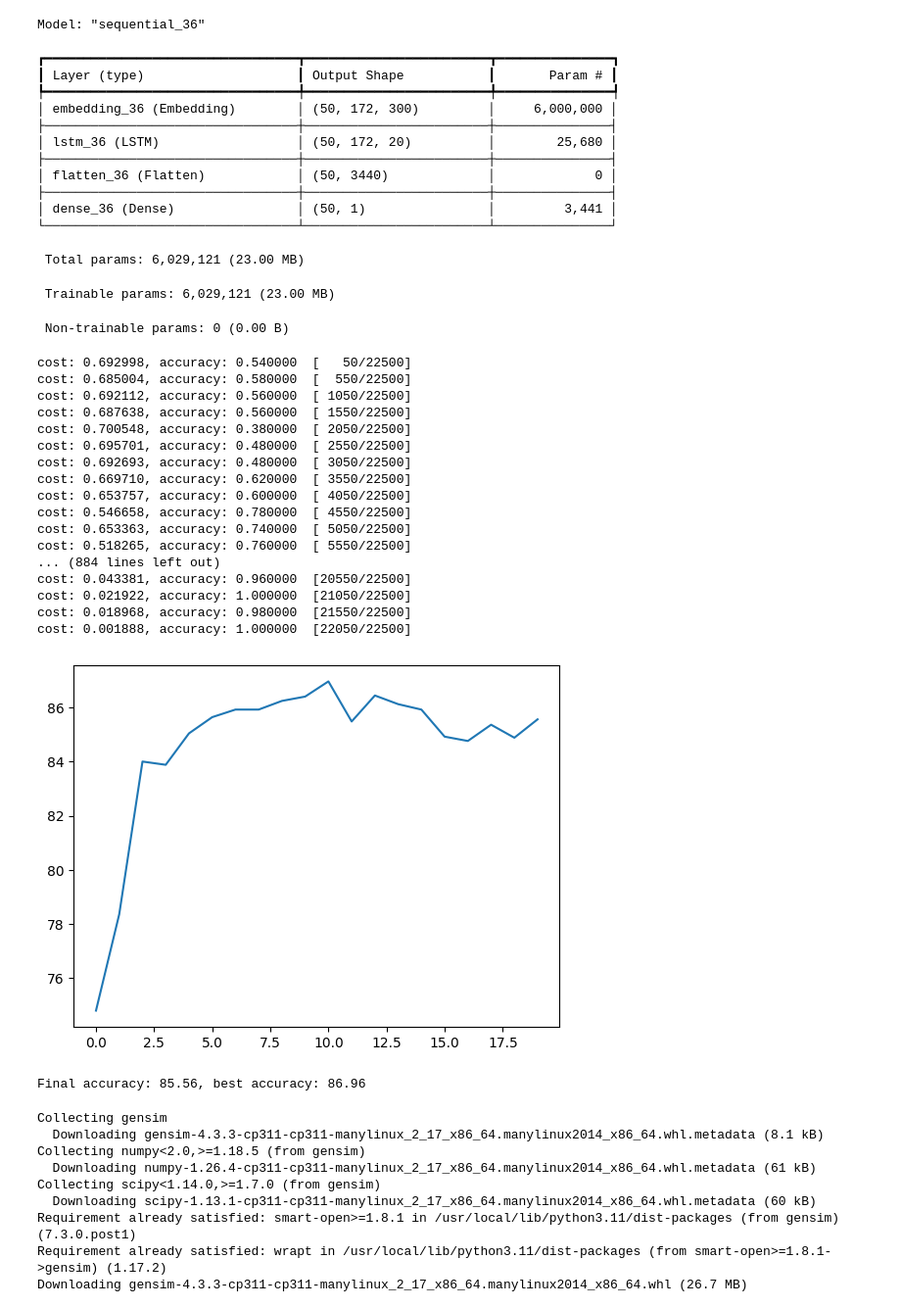
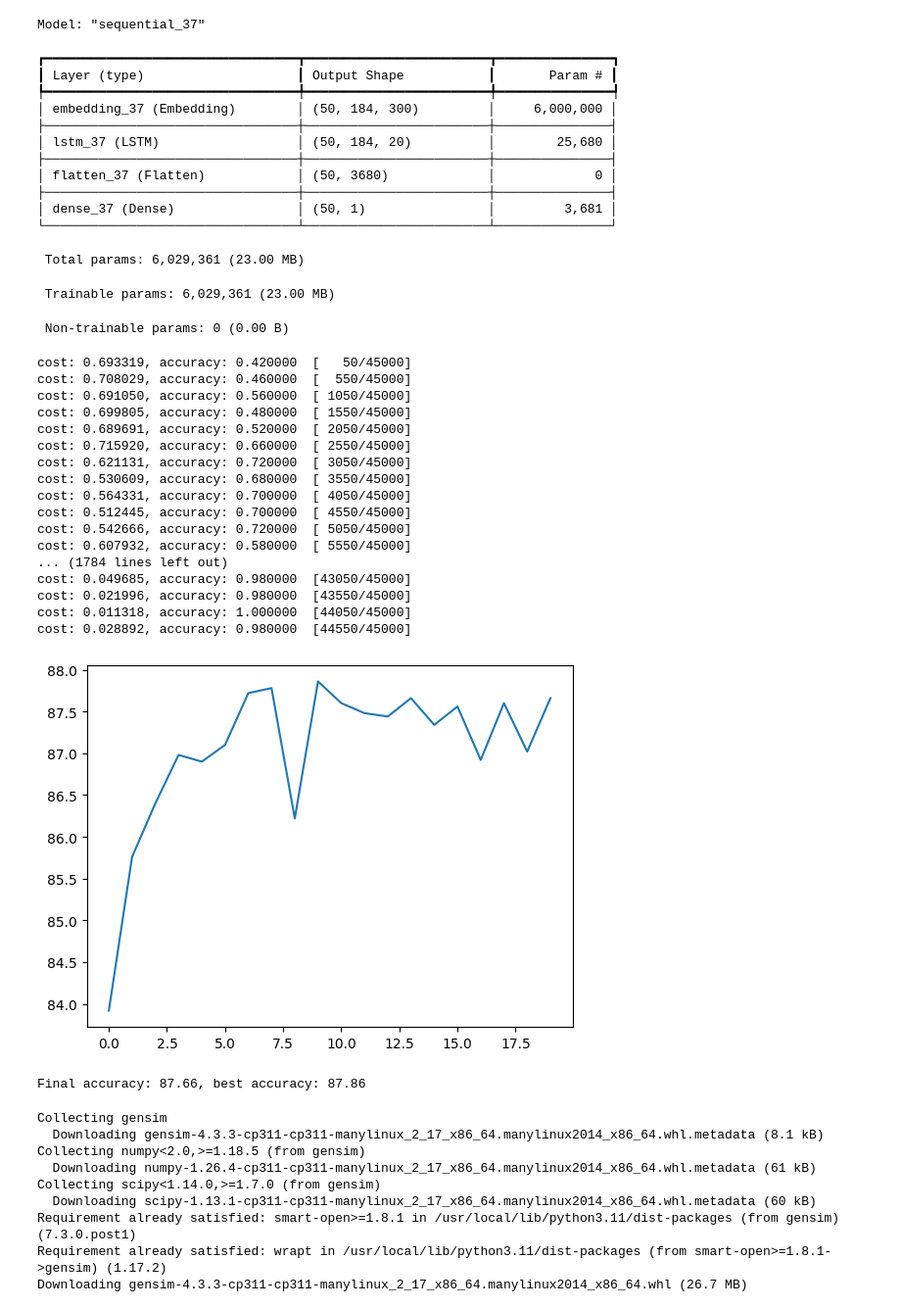
Before and after one commit to nwon24/nlp, a Jupyter notebook: W6/LSTM_WordEmbeddings.ipynb, the cells around one changed output. Shown: that part at 98% size. Saved outputs shown, nothing was run; the diff lists cells and outputs as text; code cells hidden in the pictures.

```diff
--- a/W6/LSTM_WordEmbeddings.ipynb
+++ b/W6/LSTM_WordEmbeddings.ipynb
@@ -25,7 +25,7 @@ import matplotlib.pyplot as plt
 
 device=torch.accelerator.current_accelerator().type if torch.accelerator.is_available() else "cpu"
 
-data=pd.read_csv("xab",encoding="utf-8")
+data=pd.read_csv("xac",encoding="utf-8")
 
 word2vec_model = KeyedVectors.load_word2vec_format("drive/MyDrive/Colab Notebooks/GoogleNews-vectors-negative300.bin.gz", binary=True, limit=20000)
 #print(word2vec_model.get_index("the"))
@@ -218,59 +218,59 @@ keras_model=Sequential([InputLayer(shape=(maxlen,),batch_size=bsize),
                         LSTM(20,return_sequences=True),
                   Flatten(),
                   Dense(1,activation="sigmoid")])
 keras_model.compile(optimizer="adam",loss="binary_crossentropy",metrics=["accuracy"])
 keras_model.summary()
 
 use_torch=True
 
 x=np.arange(epochs)
 y=np.zeros(epochs)
 #print(corpus_vec[0])
 if use_torch==True:
     for epoch in range(epochs):
         train(train_dataloader,c,loss_fn,optimizer)
         y[epoch] = test_loop(test_dataloader,c,loss_fn)
     plt.plot(x,y)
     plt.show()
     print(f"Final accuracy: {y[-1]:.2f}, best accuracy: {y[np.argmax(y)]:.2f}")
 else:
     keras_model.fit(train_corpus_vec,train_label,batch_size=bsize,epochs=epochs,validation_data=(test_corpus_vec,test_label))
     keras_model.evaluate(test_corpus_vec,test_label,batch_size=bsize)
 # %% [output]
-Model: "sequential_36"
+Model: "sequential_37"
 ┏━━━━━━━━━━━━━━━━━━━━━━━━━━━━━━━━━┳━━━━━━━━━━━━━━━━━━━━━━━━┳━━━━━━━━━━━━━━━┓
 ┃ Layer (type)                    ┃ Output Shape           ┃       Param # ┃
 ┡━━━━━━━━━━━━━━━━━━━━━━━━━━━━━━━━━╇━━━━━━━━━━━━━━━━━━━━━━━━╇━━━━━━━━━━━━━━━┩
-│ embedding_36 (Embedding)        │ (50, 172, 300)         │     6,000,000 │
+│ embedding_37 (Embedding)        │ (50, 184, 300)         │     6,000,000 │
 ├─────────────────────────────────┼────────────────────────┼───────────────┤
-│ lstm_36 (LSTM)                  │ (50, 172, 20)          │        25,680 │
+│ lstm_37 (LSTM)                  │ (50, 184, 20)          │        25,680 │
 ├─────────────────────────────────┼────────────────────────┼───────────────┤
-│ flatten_36 (Flatten)            │ (50, 3440)             │             0 │
+│ flatten_37 (Flatten)            │ (50, 3680)             │             0 │
 ├─────────────────────────────────┼────────────────────────┼───────────────┤
-│ dense_36 (Dense)                │ (50, 1)                │         3,441 │
+│ dense_37 (Dense)                │ (50, 1)                │         3,681 │
 └─────────────────────────────────┴────────────────────────┴───────────────┘
- Total params: 6,029,121 (23.00 MB)
+ Total params: 6,029,361 (23.00 MB)
- Trainable params: 6,029,121 (23.00 MB)
+ Trainable params: 6,029,361 (23.00 MB)
  Non-trainable params: 0 (0.00 B)
-cost: 0.692998, accuracy: 0.540000  [   50/22500]
-cost: 0.685004, accuracy: 0.580000  [  550/22500]
-cost: 0.692112, accuracy: 0.560000  [ 1050/22500]
-cost: 0.687638, accuracy: 0.560000  [ 1550/22500]
-cost: 0.700548, accuracy: 0.380000  [ 2050/22500]
-cost: 0.695701, accuracy: 0.480000  [ 2550/22500]
-cost: 0.692693, accuracy: 0.480000  [ 3050/22500]
-cost: 0.669710, accuracy: 0.620000  [ 3550/22500]
-cost: 0.653757, accuracy: 0.600000  [ 4050/22500]
-cost: 0.546658, accuracy: 0.780000  [ 4550/22500]
-cost: 0.653363, accuracy: 0.740000  [ 5050/22500]
-cost: 0.518265, accuracy: 0.760000  [ 5550/22500]
-... (884 lines left out)
-cost: 0.043381, accuracy: 0.960000  [20550/22500]
-cost: 0.021922, accuracy: 1.000000  [21050/22500]
-cost: 0.018968, accuracy: 0.980000  [21550/22500]
-cost: 0.001888, accuracy: 1.000000  [22050/22500]
+cost: 0.693319, accuracy: 0.420000  [   50/45000]
+cost: 0.708029, accuracy: 0.460000  [  550/45000]
+cost: 0.691050, accuracy: 0.560000  [ 1050/45000]
+cost: 0.699805, accuracy: 0.480000  [ 1550/45000]
+cost: 0.689691, accuracy: 0.520000  [ 2050/45000]
+cost: 0.715920, accuracy: 0.660000  [ 2550/45000]
+cost: 0.621131, accuracy: 0.720000  [ 3050/45000]
+cost: 0.530609, accuracy: 0.680000  [ 3550/45000]
+cost: 0.564331, accuracy: 0.700000  [ 4050/45000]
+cost: 0.512445, accuracy: 0.700000  [ 4550/45000]
+cost: 0.542666, accuracy: 0.720000  [ 5050/45000]
+cost: 0.607932, accuracy: 0.580000  [ 5550/45000]
+... (1784 lines left out)
+cost: 0.049685, accuracy: 0.980000  [43050/45000]
+cost: 0.021996, accuracy: 0.980000  [43550/45000]
+cost: 0.011318, accuracy: 1.000000  [44050/45000]
+cost: 0.028892, accuracy: 0.980000  [44550/45000]
-[figure, old version]
+[figure, new version]
-Final accuracy: 85.56, best accuracy: 86.96
+Final accuracy: 87.66, best accuracy: 87.86
 # %%
 !pip install gensim
 # %% [output]
```
